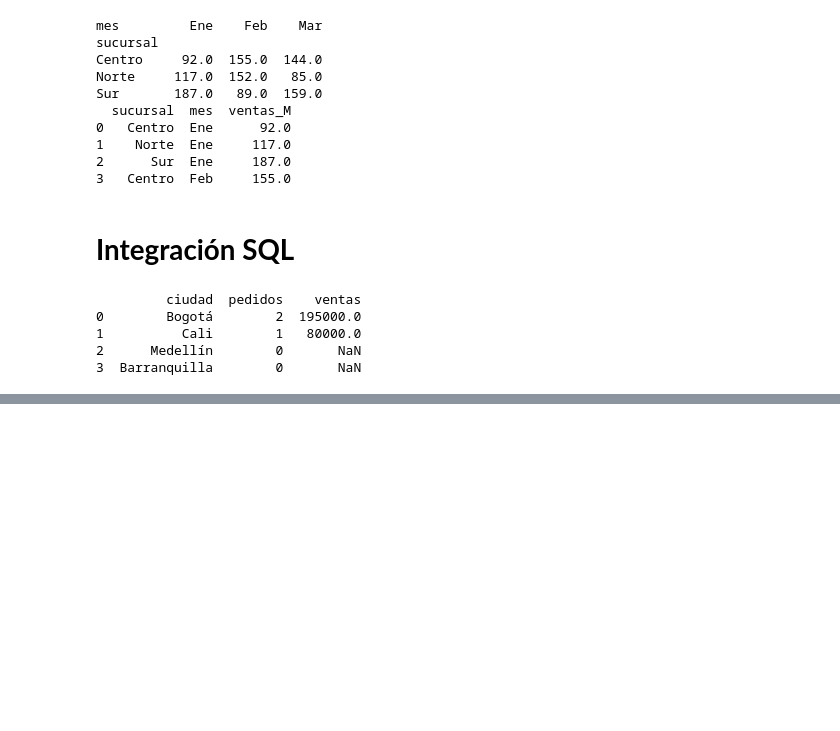
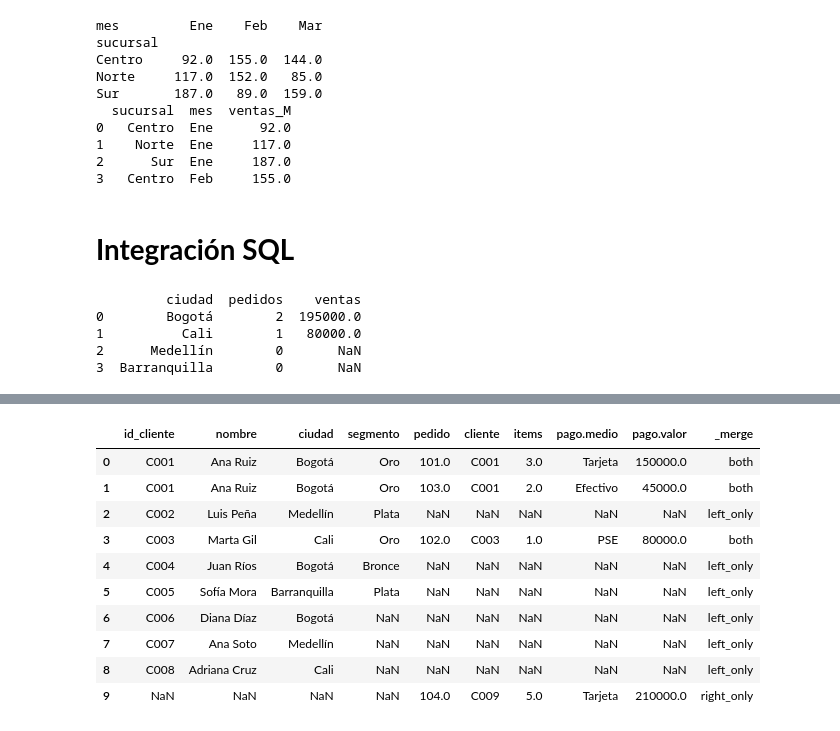
Before and after one commit to robinsonvelag-ops/Unicafam_Modelos_Analiticos_Indra, a Jupyter notebook: Sesion3_Integracion_de_Datos.ipynb, the cells around one changed output, grey strips where cells are left out. Cells and saved outputs as stored; diff of their text form; code cells hidden in the pictures; blank space fills up the shorter version.

```diff
--- a/Sesion3_Integracion_de_Datos.ipynb
+++ b/Sesion3_Integracion_de_Datos.ipynb
@@ -231,0 +237,11 @@ print(pd.read_sql(query, con))
+# %%
+# Agrega 3 clientes nuevos (C006–C008) a la tabla clientes
+nuevos = pd.DataFrame({
+    "id_cliente": ["C006", "C007", "C008"],
+    "nombre": ["Diana Díaz", "Ana Soto", "Adriana Cruz"],
+    "ciudad": ["Bogotá", "Medellín", "Cali"]
+})
+
+clientes = pd.concat([clientes, nuevos], ignore_index=True)
+
+clientes
@@ -231,0 +273,18 @@ print(pd.read_sql(query, con))
+# %%
+# Haz un OUTER JOIN con indicator=True
+outer2 = pd.merge(clientes, pedidos, left_on="id_cliente",
+                    right_on="cliente", how="outer", indicator=True)
+
+outer2
+# %% [output]
+|  | id_cliente | nombre | ciudad | segmento | pedido | cliente | items | pago.medio | pago.valor | _merge |
+| 0 | C001 | Ana Ruiz | Bogotá | Oro | 101.0 | C001 | 3.0 | Tarjeta | 150000.0 | both |
+| 1 | C001 | Ana Ruiz | Bogotá | Oro | 103.0 | C001 | 2.0 | Efectivo | 45000.0 | both |
+| 2 | C002 | Luis Peña | Medellín | Plata | NaN | NaN | NaN | NaN | NaN | left_only |
+| 3 | C003 | Marta Gil | Cali | Oro | 102.0 | C003 | 1.0 | PSE | 80000.0 | both |
+| 4 | C004 | Juan Ríos | Bogotá | Bronce | NaN | NaN | NaN | NaN | NaN | left_only |
+| 5 | C005 | Sofía Mora | Barranquilla | Plata | NaN | NaN | NaN | NaN | NaN | left_only |
+| 6 | C006 | Diana Díaz | Bogotá | NaN | NaN | NaN | NaN | NaN | NaN | left_only |
+| 7 | C007 | Ana Soto | Medellín | NaN | NaN | NaN | NaN | NaN | NaN | left_only |
+| 8 | C008 | Adriana Cruz | Cali | NaN | NaN | NaN | NaN | NaN | NaN | left_only |
+| 9 | NaN | NaN | NaN | NaN | 104.0 | C009 | 5.0 | Tarjeta | 210000.0 | right_only |
```
Also changed, not shown: parts of 16 cells of this notebook.
